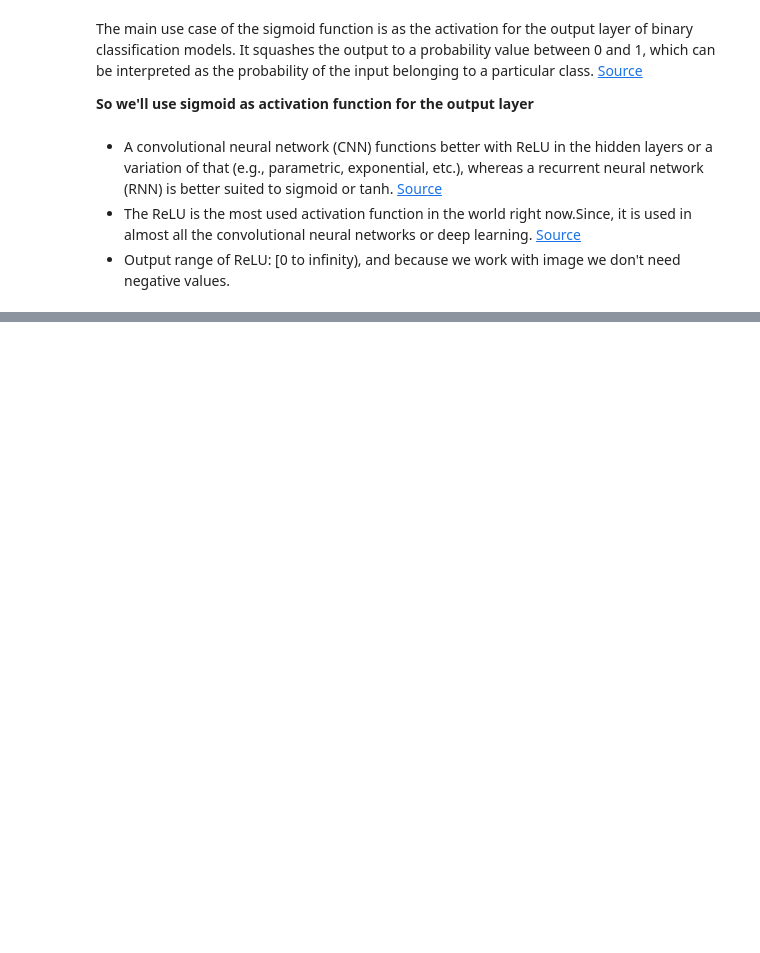
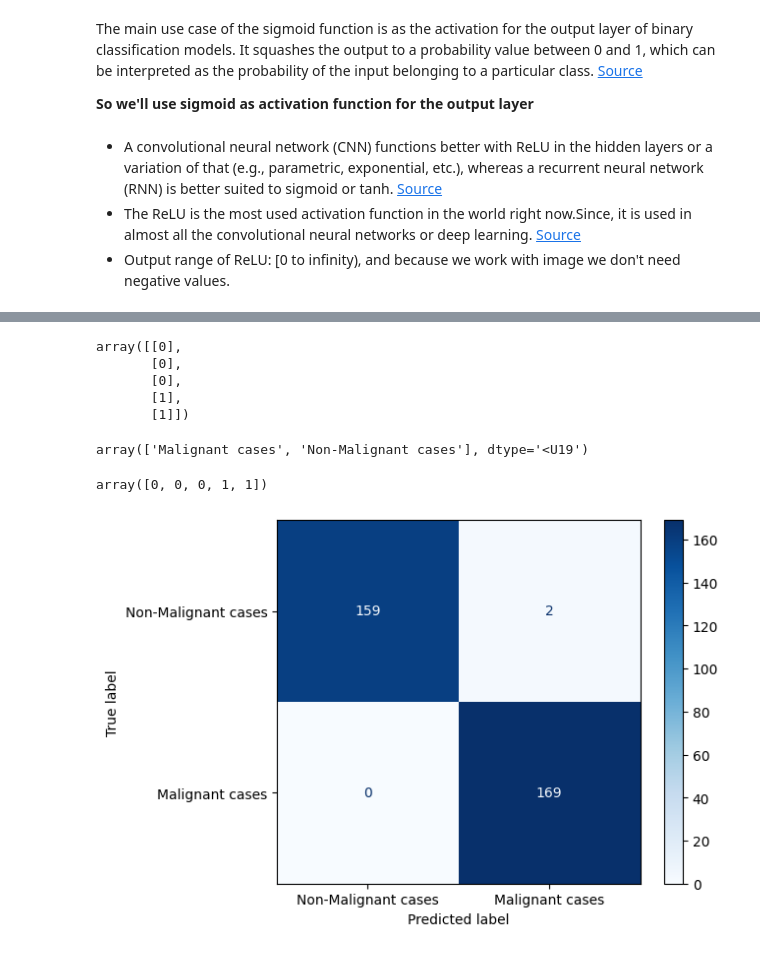
Before and after one commit to mrayyan2001/Lung-Cancer-Detection, a Jupyter notebook: main.ipynb, the cells around one changed output, grey strips where cells are left out. Saved outputs shown, nothing was run; the diff lists cells and outputs as text; code cells hidden in the pictures; blank space fills up the shorter version.

Commit message:
add confustion matrix, compare result with paper, try resampling, try data augmentation, and try different models

```diff
--- a/main.ipynb
+++ b/main.ipynb
@@ -391,0 +402,2 @@ model.evaluate(X_test, y_test_encoded)
+# %%
+test_predict = model.predict(X_test)
@@ -391,0 +414,30 @@ model.evaluate(X_test, y_test_encoded)
+# %%
+np.round(test_predict[:5]).astype(int)
+# %% [output]
+array([[0],
+       [0],
+       [0],
+       [1],
+       [1]])
+# %%
+le.classes_
+# %% [output]
+array(['Malignant cases', 'Non-Malignant cases'], dtype='<U19')
+# %%
+np.round(test_predict[:5]).astype(int).reshape(-1)
+# %% [output]
+array([0, 0, 0, 1, 1])
+# %%
+predict = le.inverse_transform(np.round(test_predict).astype(int).reshape(-1))
+# %%
+cm = confusion_matrix(
+    y_test,
+    predict,
+    labels=le.classes_[::-1],
+)
+# %%
+disp = ConfusionMatrixDisplay(confusion_matrix=cm, display_labels=le.classes_[::-1])
+disp.plot(cmap="Blues"
+plt.show()
+# %% [output]
+[figure, added]
```
Also changed, not shown: parts of 40 cells of this notebook, 2 other files.
